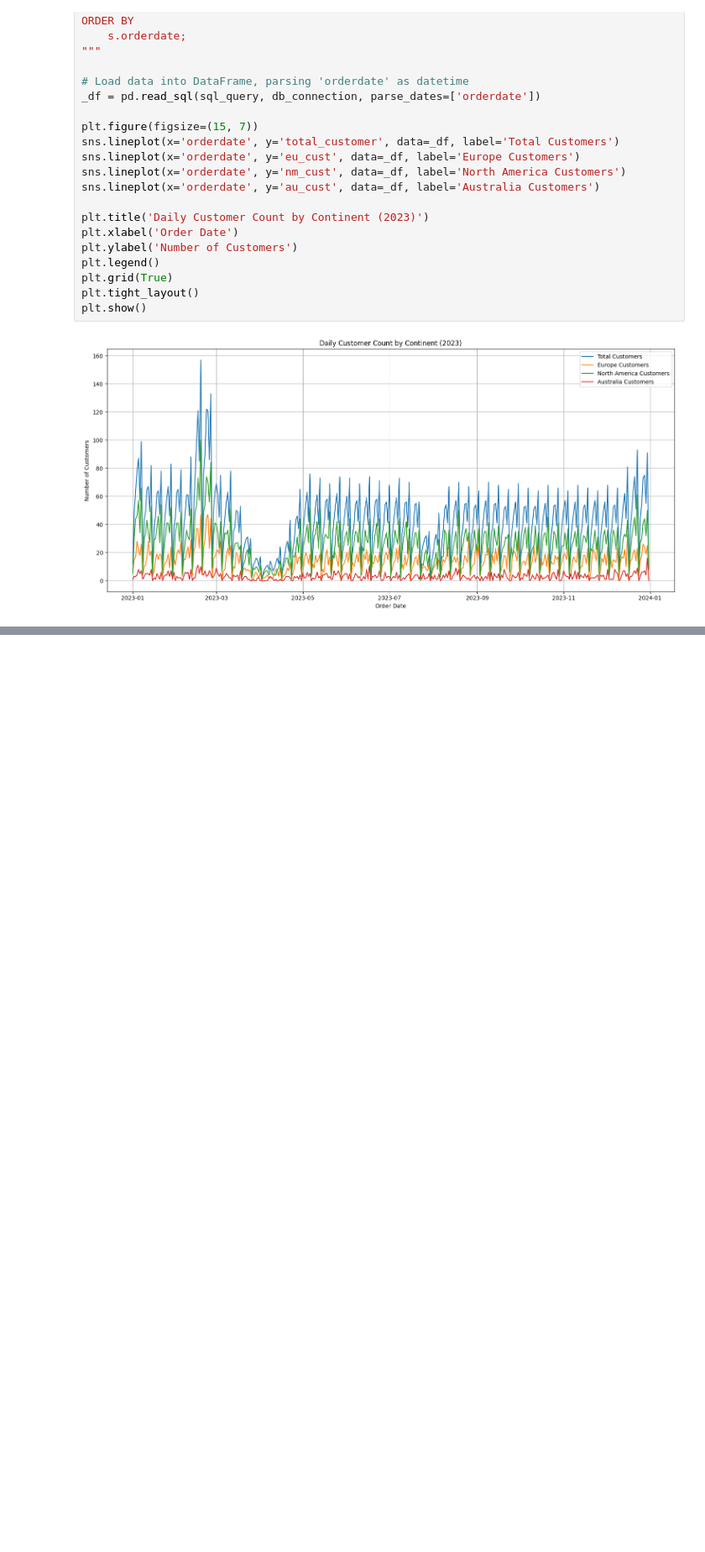
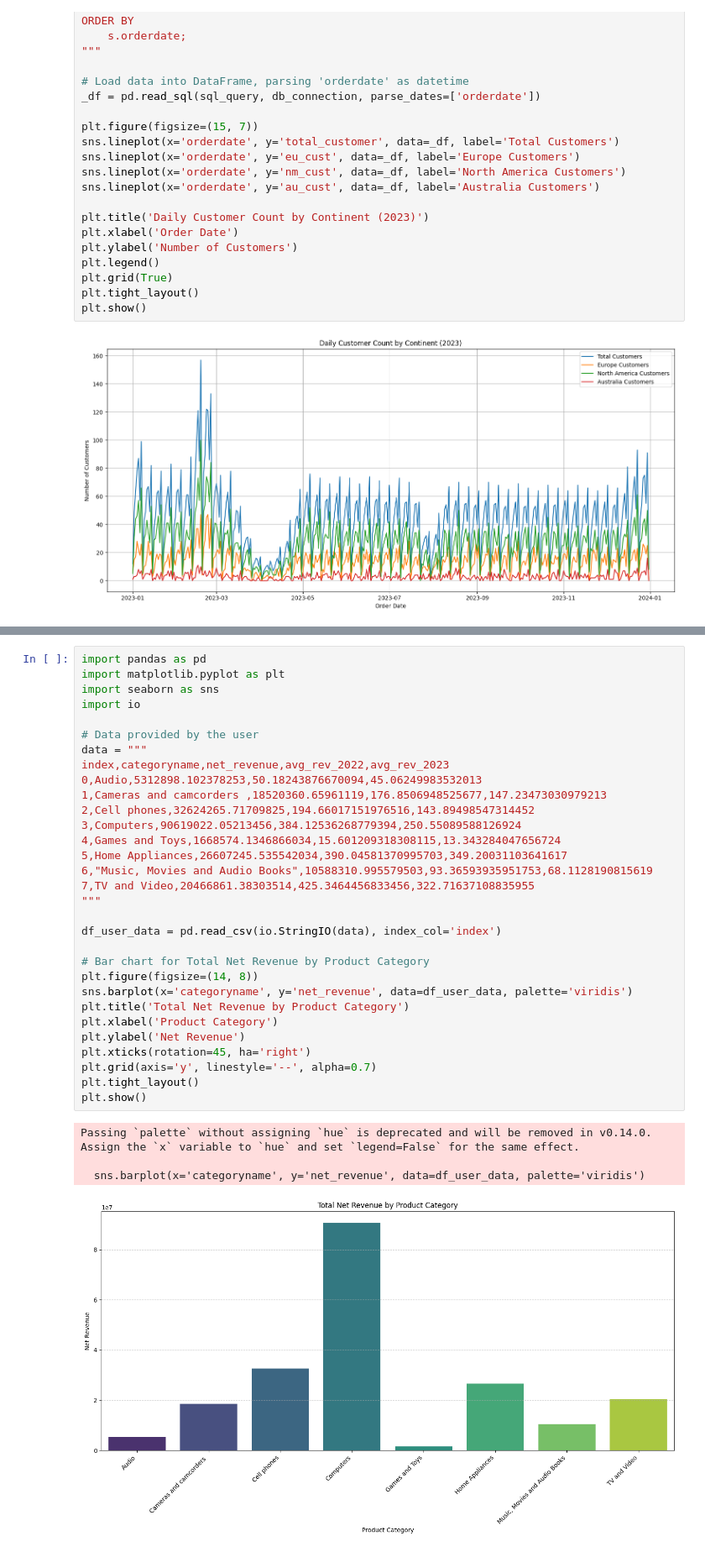
Before and after one commit to C0deB3ast/Data_analysis_work, a Jupyter notebook: Resources/Blank_SQL_Notebook.ipynb, the cells around one changed output, grey strips where cells are left out. Shown at 84% size. Cells and saved outputs as stored; diff of their text form; blank space fills up the shorter version.

```diff
--- a/Resources/Blank_SQL_Notebook.ipynb
+++ b/Resources/Blank_SQL_Notebook.ipynb
@@ -164,0 +165,36 @@ Running query in 'postgresql://postgres:***@localhost:5432/contoso_100k'
+# %%
+import pandas as pd
+import matplotlib.pyplot as plt
+import seaborn as sns
+import io
+
+# Data provided by the user
+data = """
+index,categoryname,net_revenue,avg_rev_2022,avg_rev_2023
+0,Audio,5312898.102378253,50.18243876670094,45.06249983532013
+1,Cameras and camcorders ,18520360.65961119,176.8506948525677,147.23473030979213
+2,Cell phones,32624265.71709825,194.66017151976516,143.89498547314452
+3,Computers,90619022.05213456,384.12536268779394,250.55089588126924
+4,Games and Toys,1668574.1346866034,15.601209318308115,13.343284047656724
+5,Home Appliances,26607245.535542034,390.04581370995703,349.20031103641617
+6,"Music, Movies and Audio Books",10588310.995579503,93.36593935951753,68.1128190815619
+7,TV and Video,20466861.38303514,425.3464456833456,322.71637108835955
+"""
+
+df_user_data = pd.read_csv(io.StringIO(data), index_col='index')
+
+# Bar chart for Total Net Revenue by Product Category
+plt.figure(figsize=(14, 8))
+sns.barplot(x='categoryname', y='net_revenue', data=df_user_data, palette='viridis')
+plt.title('Total Net Revenue by Product Category')
+plt.xlabel('Product Category')
+plt.ylabel('Net Revenue')
+plt.xticks(rotation=45, ha='right')
+plt.grid(axis='y', linestyle='--', alpha=0.7)
+plt.tight_layout()
+plt.show()
+# %% [output]
+Passing `palette` without assigning `hue` is deprecated and will be removed in v0.14.0. Assign the `x` variable to `hue` and set `legend=False` for the same effect.
+
+  sns.barplot(x='categoryname', y='net_revenue', data=df_user_data, palette='viridis')
+[figure, added]
```
Also changed, not shown: parts of 10 cells of this notebook.
